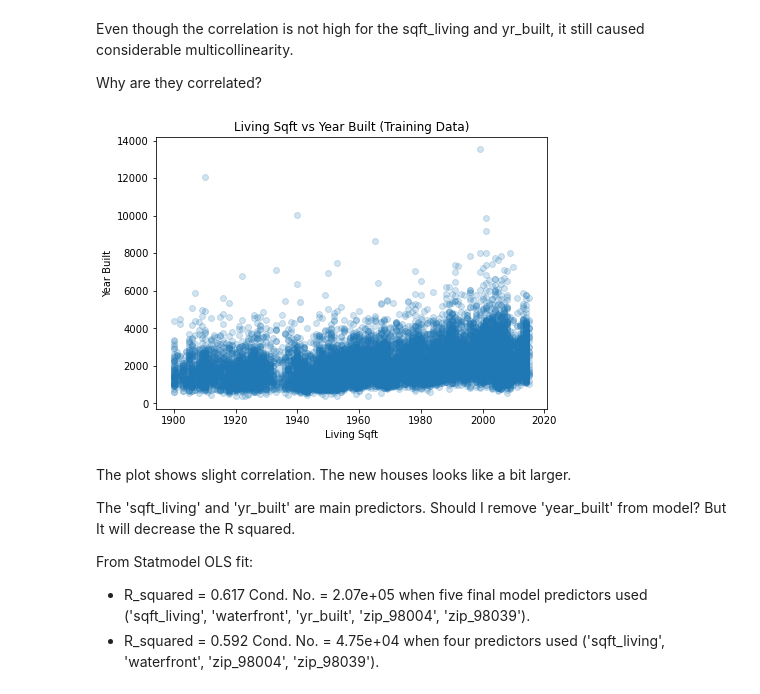
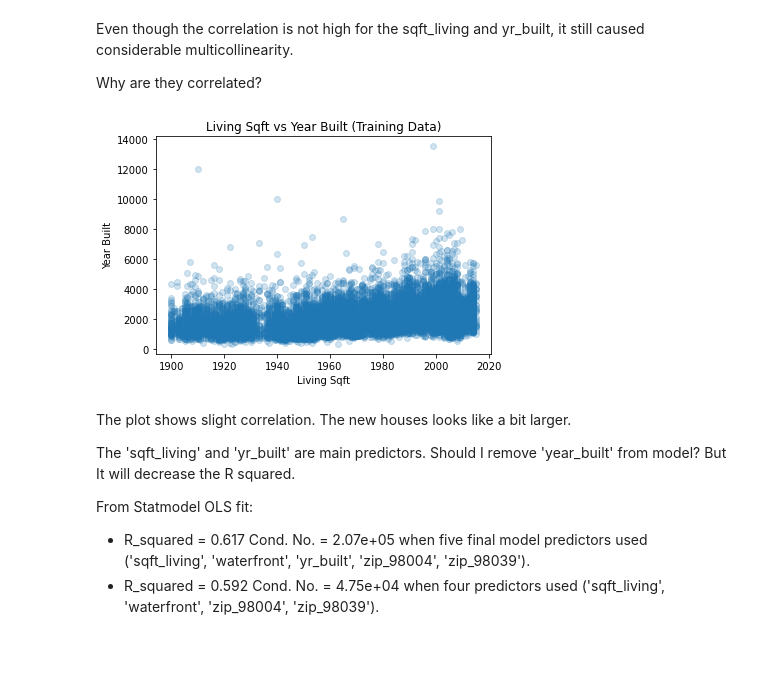
Before and after one commit to kamileyagci/dsc-phase-2-project, a Jupyter notebook: student.ipynb, the cells around one changed output. Saved outputs shown, nothing was run; the diff lists cells and outputs as text; code cells hidden in the pictures; blank space fills up the shorter version.

```diff
--- a/student.ipynb
+++ b/student.ipynb
@@ -926,14 +926,14 @@ Even though the correlation is not high for the sqft_living and yr_built, it sti
 
 Why are they correlated?
 # %%
-plt.figure()
+plt.figure(figsize=(7,5))
 plt.scatter(X_train_final['yr_built'], X_train_final['sqft_living'], alpha=0.2)
 plt.title("Living Sqft vs Year Built (Training Data)")
 plt.xlabel('Living Sqft')
 plt.ylabel('Year Built')
 plt.savefig('figures/yearBuilt-vs-sqft.png')
 # %% [output]
-[figure, old version]
+[figure, new version]
 # %% [markdown]
 The plot shows slight correlation. The new houses looks like a bit larger.
 
```
